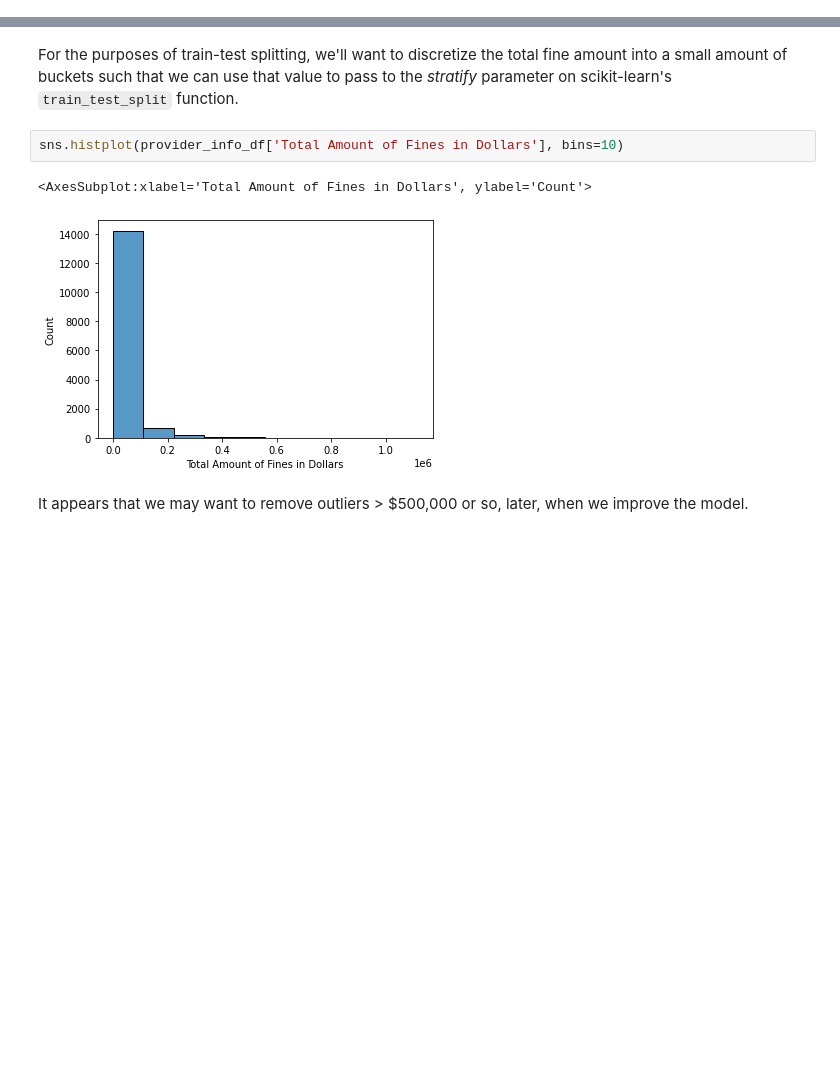
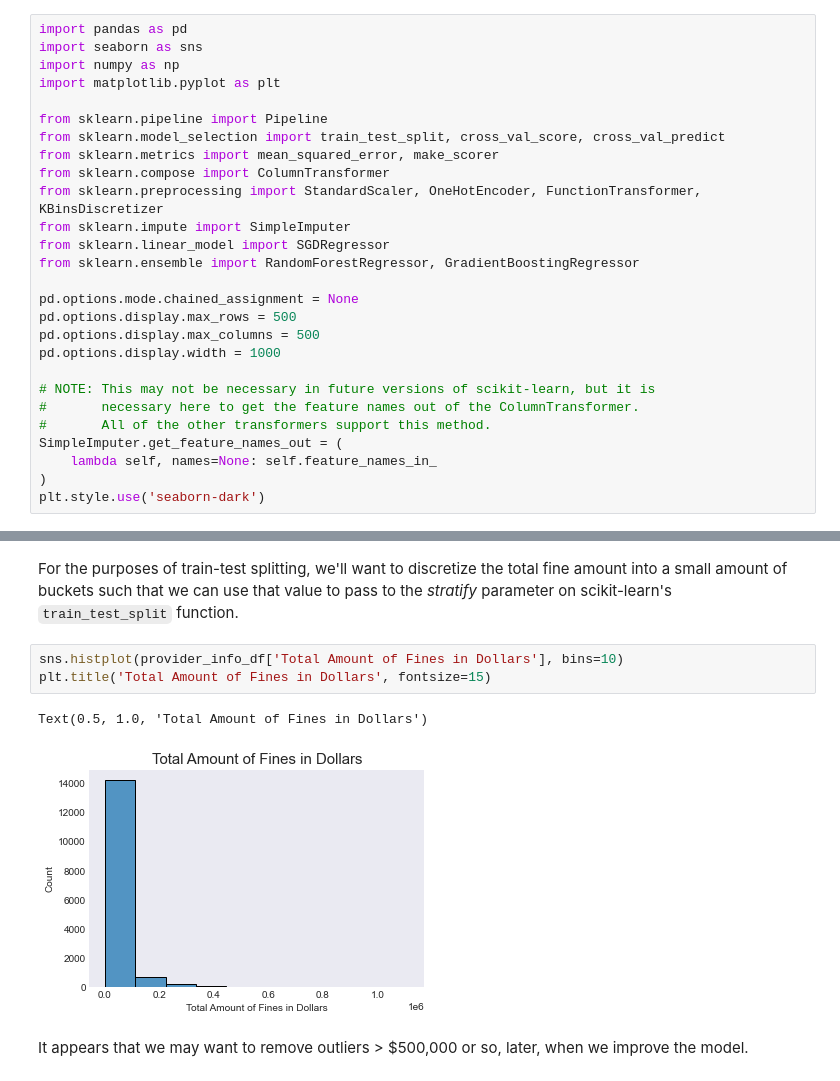
Before and after one commit to schledererj/cs6340-final-project, a Jupyter notebook: nursing_home_fines.ipynb, the cells around one changed output, grey strips where cells are left out. Cells and saved outputs as stored; diff of their text form; blank space fills up the shorter version.

Commit message:
very initial base model

```diff
--- a/nursing_home_fines.ipynb
+++ b/nursing_home_fines.ipynb
@@ -18,3 +10,30 @@ pd.set_option('display.width', 1000)
+# %%
+import pandas as pd
+import seaborn as sns
+import numpy as np
+import matplotlib.pyplot as plt
+
+from sklearn.pipeline import Pipeline
+from sklearn.model_selection import train_test_split, cross_val_score, cross_val_predict
+from sklearn.metrics import mean_squared_error, make_scorer
+from sklearn.compose import ColumnTransformer
+from sklearn.preprocessing import StandardScaler, OneHotEncoder, FunctionTransformer, KBinsDiscretizer
+from sklearn.impute import SimpleImputer
+from sklearn.linear_model import SGDRegressor
+from sklearn.ensemble import RandomForestRegressor, GradientBoostingRegressor
+
+pd.options.mode.chained_assignment = None
+pd.options.display.max_rows = 500
+pd.options.display.max_columns = 500
+pd.options.display.width = 1000
+
+# NOTE: This may not be necessary in future versions of scikit-learn, but it is
+#       necessary here to get the feature names out of the ColumnTransformer.
+#       All of the other transformers support this method.
+SimpleImputer.get_feature_names_out = (
+    lambda self, names=None: self.feature_names_in_
+)
+plt.style.use('seaborn-dark')
 # %% [markdown]
 We'll start with importing the master _Provider Information_ dataset from the US government's CMS website. This inlcudes a wealth of columns that we'll encode to build our base model. It also includes the column "Total Amount of Fines in Dollars", which is what our prediction target will be.
 # %%
@@ -65,9 +84,10 @@ Name: Total Amount of Fines in Dollars, dtype: float64
 For the purposes of train-test splitting, we'll want to discretize the total fine amount into a small amount of buckets such that we can use that value to pass to the _stratify_ parameter on scikit-learn's `train_test_split` function.
 # %%
 sns.histplot(provider_info_df['Total Amount of Fines in Dollars'], bins=10)
+plt.title('Total Amount of Fines in Dollars', fontsize=15)
 # %% [output]
-<AxesSubplot:xlabel='Total Amount of Fines in Dollars', ylabel='Count'>
+Text(0.5, 1.0, 'Total Amount of Fines in Dollars')
-[figure, old version]
+[figure, new version]
 # %% [markdown]
 It appears that we may want to remove outliers > $500,000 or so, later, when we improve the model.
 # %% [markdown]
```
Also changed, not shown: parts of 9 cells of this notebook.
